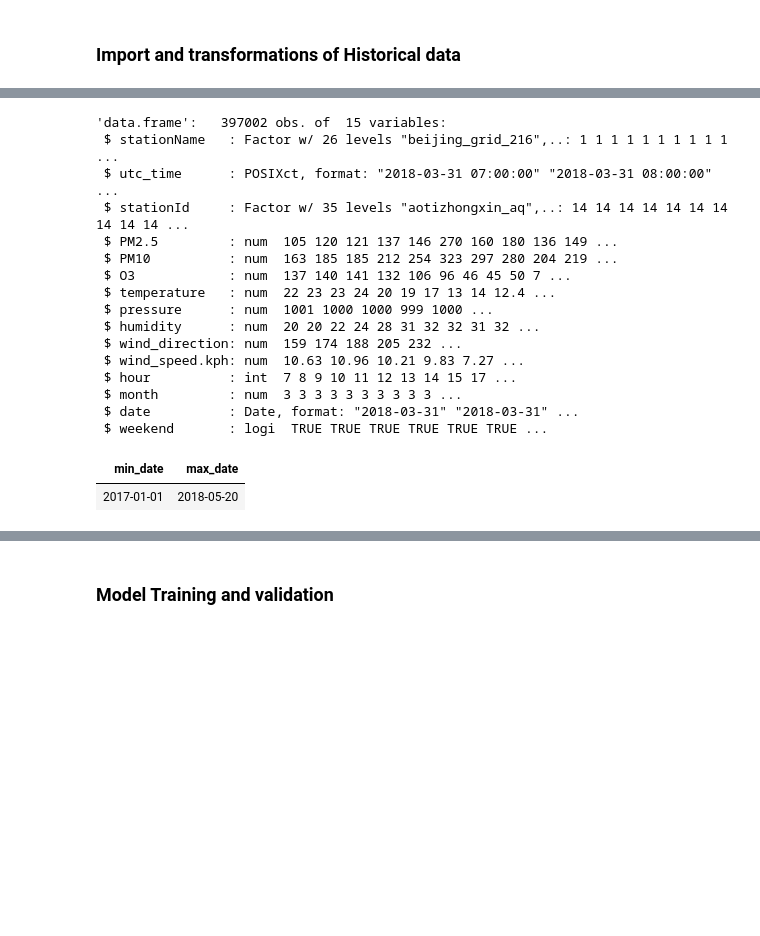
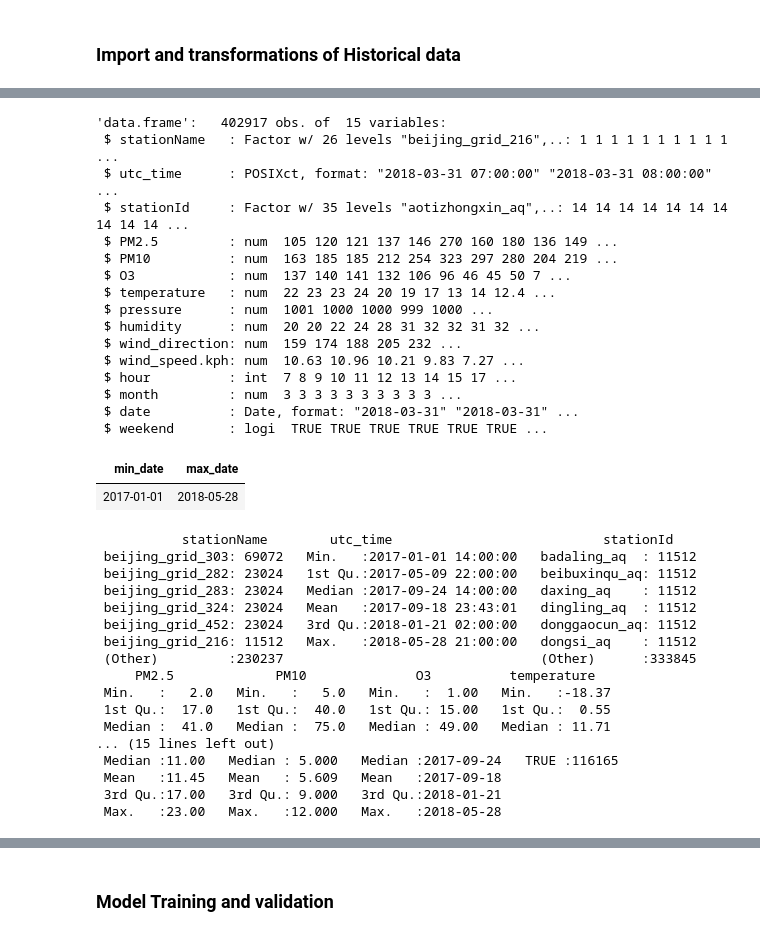
Before and after one commit to KelseyFertakis/DS420_Factoria, a Jupyter notebook: VM_Beijing_Submission.ipynb, the cells around one changed output, grey strips where cells are left out. Saved outputs shown, nothing was run; the diff lists cells and outputs as text; code cells hidden in the pictures; blank space fills up the shorter version.

```diff
--- a/VM_Beijing_Submission.ipynb
+++ b/VM_Beijing_Submission.ipynb
@@ -230,22 +253,40 @@ bj_aq_gm_combined_data <- rbind(bj_aq_gm_data, bj_aq_gm_hist_data)
 # %%
 str(bj_aq_gm_combined_data)
 bj_aq_gm_combined_data %>% summarize(min_date = min(date), max_date = max(date))
+summary(bj_aq_gm_combined_data)
 # %% [output]
-'data.frame':   397002 obs. of  15 variables:
+'data.frame':   402917 obs. of  15 variables:
  $ stationName   : Factor w/ 26 levels "beijing_grid_216",..: 1 1 1 1 1 1 1 1 1 1 ...
  $ utc_time      : POSIXct, format: "2018-03-31 07:00:00" "2018-03-31 08:00:00" ...
  $ stationId     : Factor w/ 35 levels "aotizhongxin_aq",..: 14 14 14 14 14 14 14 14 14 14 ...
  $ PM2.5         : num  105 120 121 137 146 270 160 180 136 149 ...
  $ PM10          : num  163 185 185 212 254 323 297 280 204 219 ...
  $ O3            : num  137 140 141 132 106 96 46 45 50 7 ...
  $ temperature   : num  22 23 23 24 20 19 17 13 14 12.4 ...
  $ pressure      : num  1001 1000 1000 999 1000 ...
  $ humidity      : num  20 20 22 24 28 31 32 32 31 32 ...
  $ wind_direction: num  159 174 188 205 232 ...
  $ wind_speed.kph: num  10.63 10.96 10.21 9.83 7.27 ...
  $ hour          : int  7 8 9 10 11 12 13 14 15 17 ...
  $ month         : num  3 3 3 3 3 3 3 3 3 3 ...
  $ date          : Date, format: "2018-03-31" "2018-03-31" ...
  $ weekend       : logi  TRUE TRUE TRUE TRUE TRUE TRUE ...
 | min_date | max_date |
-| 2017-01-01 | 2018-05-20 |
+| 2017-01-01 | 2018-05-28 |
+           stationName        utc_time                           stationId
+ beijing_grid_303: 69072   Min.   :2017-01-01 14:00:00   badaling_aq  : 11512
+ beijing_grid_282: 23024   1st Qu.:2017-05-09 22:00:00   beibuxinqu_aq: 11512
+ beijing_grid_283: 23024   Median :2017-09-24 14:00:00   daxing_aq    : 11512
+ beijing_grid_324: 23024   Mean   :2017-09-18 23:43:01   dingling_aq  : 11512
+ beijing_grid_452: 23024   3rd Qu.:2018-01-21 02:00:00   donggaocun_aq: 11512
+ beijing_grid_216: 11512   Max.   :2018-05-28 21:00:00   dongsi_aq    : 11512
+ (Other)         :230237                                 (Other)      :333845
+     PM2.5             PM10              O3          temperature
+ Min.   :   2.0   Min.   :   5.0   Min.   :  1.00   Min.   :-18.37
+ 1st Qu.:  17.0   1st Qu.:  40.0   1st Qu.: 15.00   1st Qu.:  0.55
+ Median :  41.0   Median :  75.0   Median : 49.00   Median : 11.71
+... (15 lines left out)
+ Median :11.00   Median : 5.000   Median :2017-09-24   TRUE :116165
+ Mean   :11.45   Mean   : 5.609   Mean   :2017-09-18
+ 3rd Qu.:17.00   3rd Qu.: 9.000   3rd Qu.:2018-01-21
+ Max.   :23.00   Max.   :12.000   Max.   :2018-05-28
```
Also changed, not shown: parts of 34 cells of this notebook.
